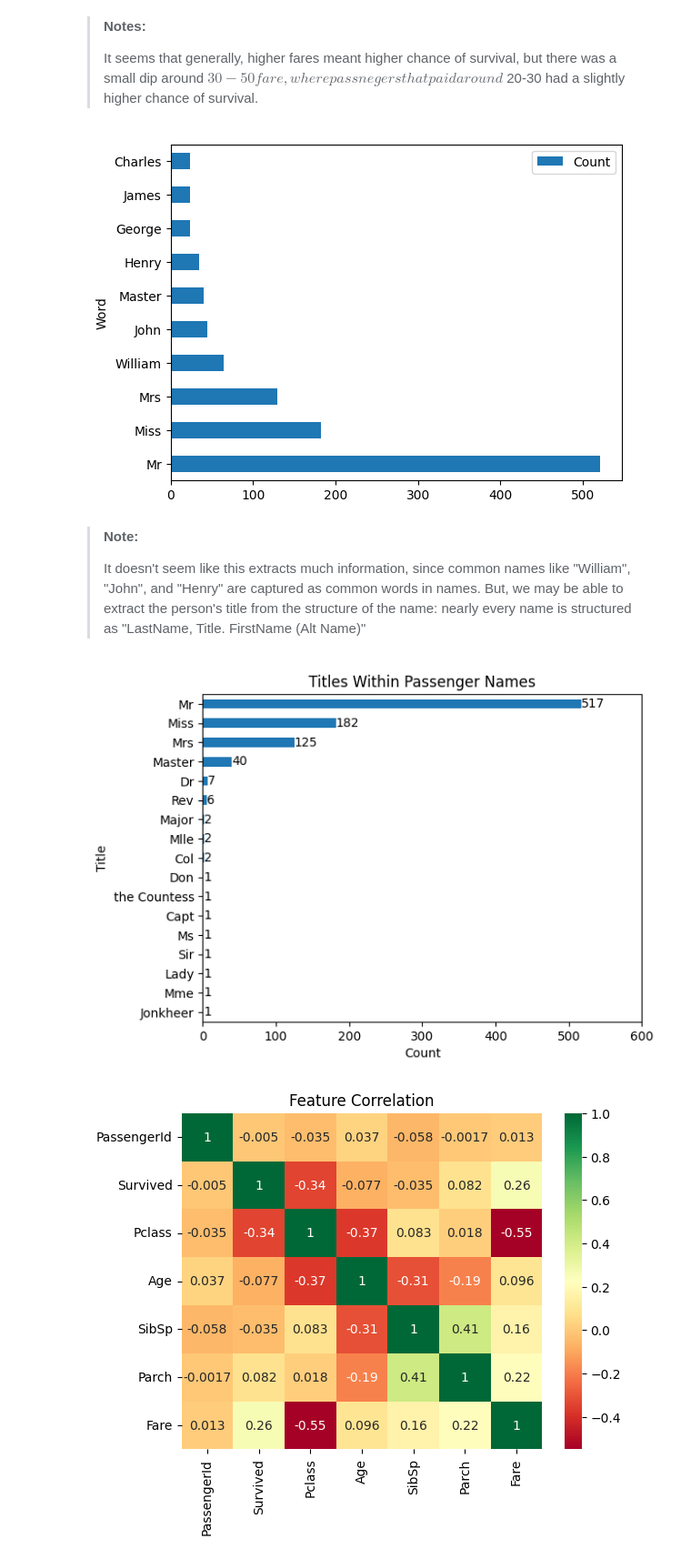
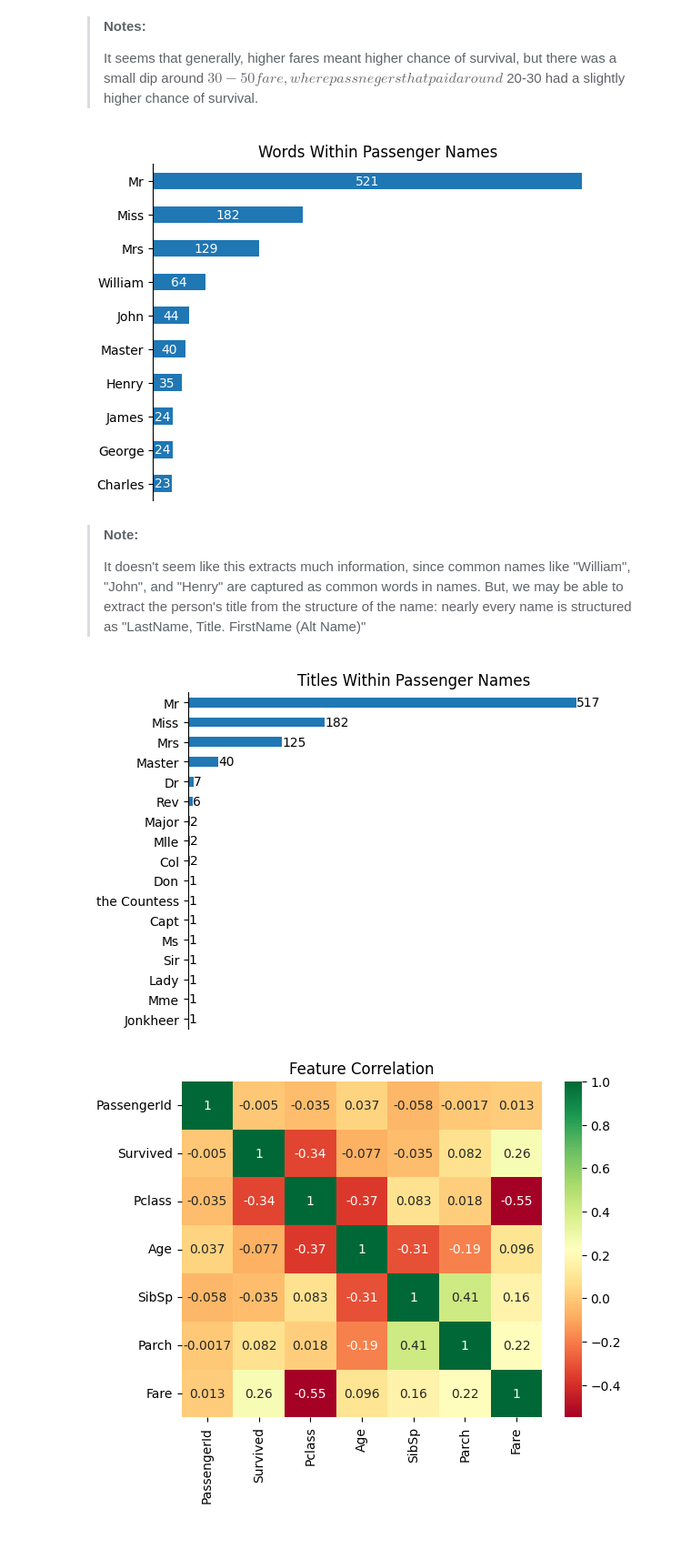
Before and after one commit to msburns24/Titanic, a Jupyter notebook: titanic.ipynb, the cells around one changed output. Shown at 91% size. Saved outputs shown, nothing was run; the diff lists cells and outputs as text; code cells hidden in the pictures.

```diff
--- a/titanic.ipynb
+++ b/titanic.ipynb
@@ -143,10 +116,8 @@ import matplotlib.pyplot as plt
 from matplotlib.axes import Axes
 import seaborn as sns
 # %%
-assert len(files) == 1
-file = files[0]
-assert file.suffix.lower() == '.csv'
-df = pd.read_csv(file)
+# Load dataset
+df = pd.read_csv('Titanic-Dataset.csv')
 print('Loaded data into variable `df`')
 # %% [output]
 Loaded data into variable `df`
@@ -453,15 +427,20 @@ name_words = str.split(' '.join(
 word_counts = pd.Series(name_words).value_counts().reset_index()
 word_counts.columns = ['Word', 'Count']
 
-ax = word_counts.head(10).plot(
+ax = word_counts.head(10).sort_values('Count').plot(
     kind='barh',
     x='Word',
     y='Count',
+    legend=False,
+    ylabel='',
+    title='Words Within Passenger Names',
 )
-
+ax.set_xticks([], [])
+add_bar_labels(ax, fmt='{:,.0f}')
+ax.spines[['bottom', 'right', 'top']].set_visible(False)
 plt.show()
 # %% [output]
-[figure, old version]
+[figure, new version]
 # %% [markdown]
 > **Note:**
 >
@@ -472,32 +451,34 @@ plt.show()
 # %%
 # What are the most common titles?
 def extract_name_title(name: str) -> str:
     '''
     Get a person's title out of their name.
     '''
     title_and_firstname = name.split(', ')[1]
     title = title_and_firstname.split('. ')[0]
     return title
 
 
 name_titles = df['Name'].map(extract_name_title).value_counts().to_frame()
 name_titles = name_titles.reset_index()
 name_titles.columns = ['Title', 'Count']
 name_titles = name_titles.sort_values(by='Count', ascending=True)
 ax = name_titles.plot(
     kind='barh',
     x='Title',
     y='Count',
     xlim=(0, 600),
     title='Titles Within Passenger Names',
     legend=False,
-    xlabel='Count',
-    ylabel='Title',
+    xlabel='',
+    ylabel='',
 )
+ax.set_xticks([], [])
+ax.spines[['bottom', 'right', 'top']].set_visible(False)
 add_bar_labels(ax, fmt='{:.0f}', label_type='edge', color='black')
 plt.show()
 # %% [output]
-[figure, old version]
+[figure, new version]
 # %%
 # How strong is the correlation between variables?
 ax = sns.heatmap(df.corr(numeric_only=True), cmap='RdYlGn', annot=True)
```
Also changed, not shown: parts of 26 cells of this notebook, 3 other files.
